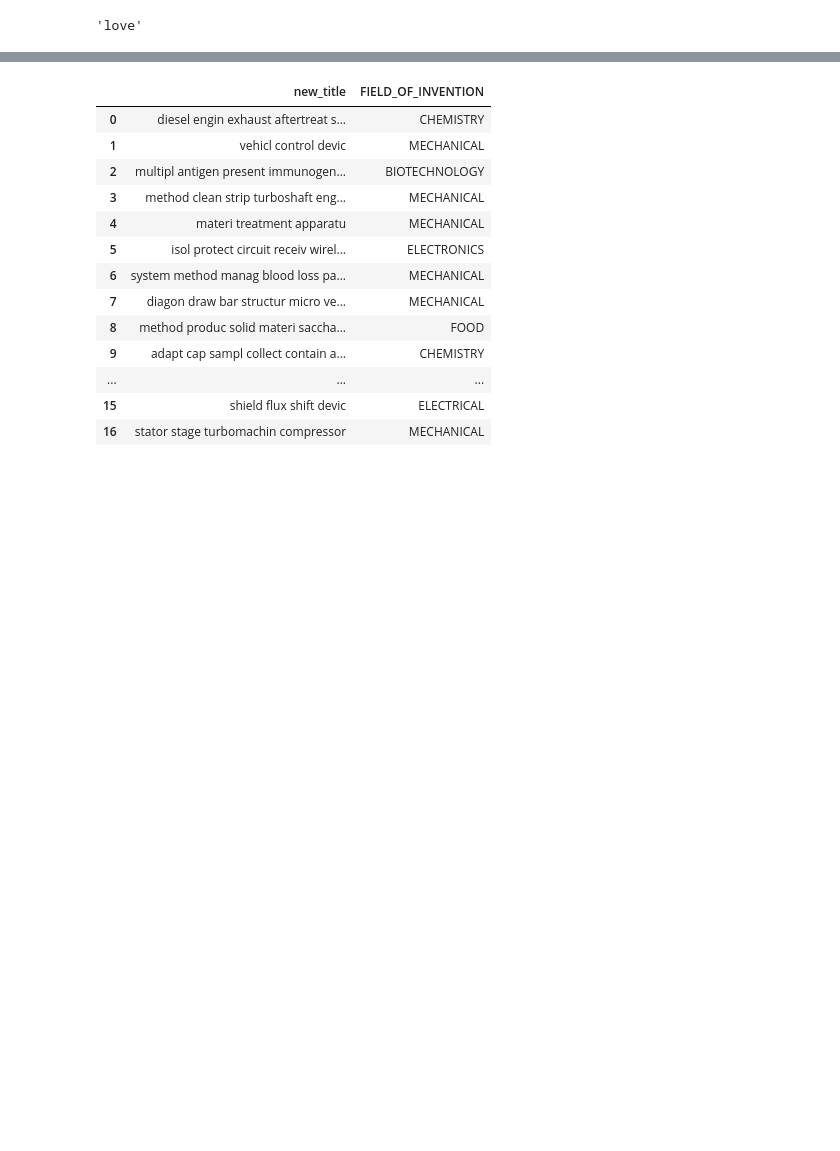
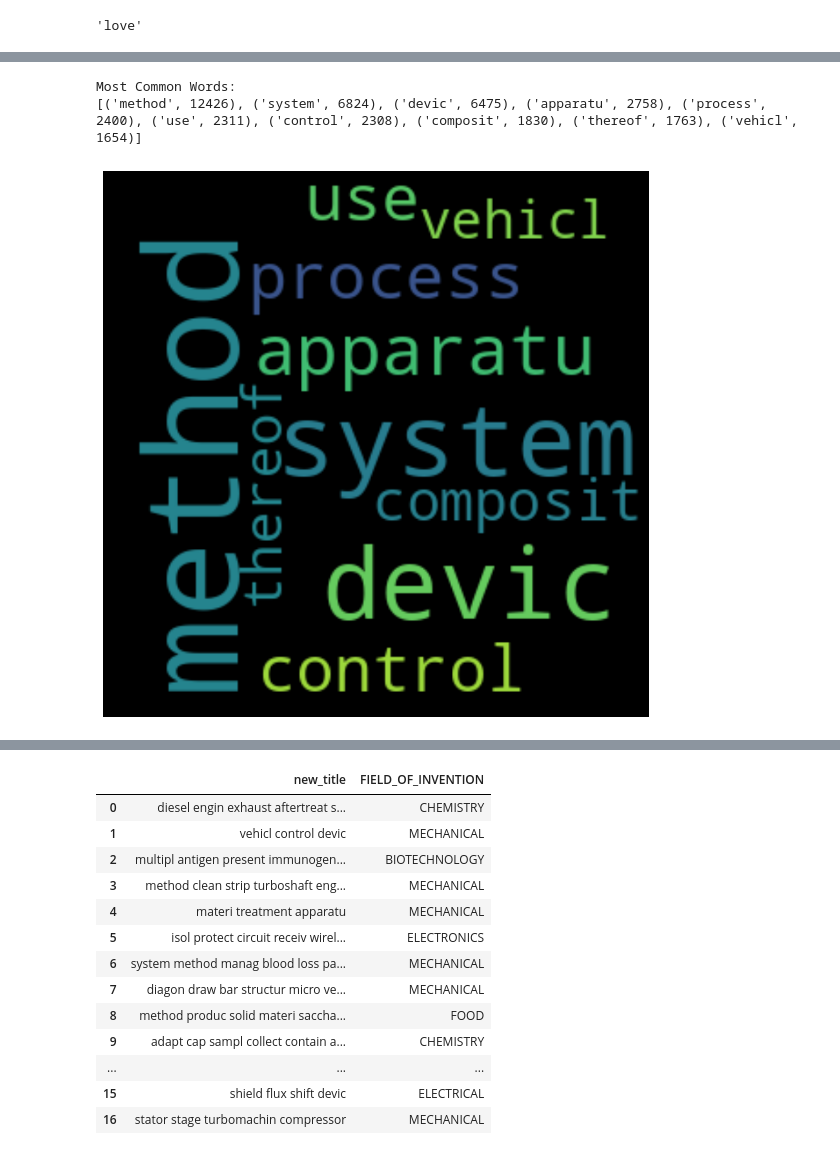
Before and after one commit to pankaj-beldar/patent-data-NLP-classification, a Jupyter notebook: patent_paper.ipynb, the cells around one changed output, grey strips where cells are left out. Drawn from its saved outputs; the diff is of its cells as text; code cells hidden in the pictures; blank space fills up the shorter version.

```diff
--- a/patent_paper.ipynb
+++ b/patent_paper.ipynb
@@ -599,0 +648,34 @@ plt.imshow(new)
+# %%
+from wordcloud import WordCloud
+from collections import Counter
+import matplotlib.pyplot as plt
+
+# Assuming df['new_title'] contains the text data
+text_data = df['new_title'].str.cat(sep=" ")
+
+# Tokenize the text into words
+words = text_data.split()
+
+# Count the frequency of each word
+word_counts = Counter(words)
+
+# Get the most common words and their frequencies
+most_common_words = word_counts.most_common(10)  # Change 10 to the number of top words you want to display
+
+# Print the most common words and their frequencies
+print("Most Common Words:")
+print(most_common_words)
+
+# Create a WordCloud from the most common words
+wc = WordCloud(width=300, height=300, min_font_size=10, background_color='black')
+wordcloud = wc.generate_from_frequencies(dict(most_common_words))
+
+# Plot the word cloud
+plt.figure(figsize=(10, 10))
+plt.imshow(wordcloud, interpolation='bilinear')
+plt.axis("off")
+plt.show()
+# %% [output]
+Most Common Words:
+[('method', 12426), ('system', 6824), ('devic', 6475), ('apparatu', 2758), ('process', 2400), ('use', 2311), ('control', 2308), ('composit', 1830), ('thereof', 1763), ('vehicl', 1654)]
+[figure, added]
```
Also changed, not shown: parts of 7 cells of this notebook.
